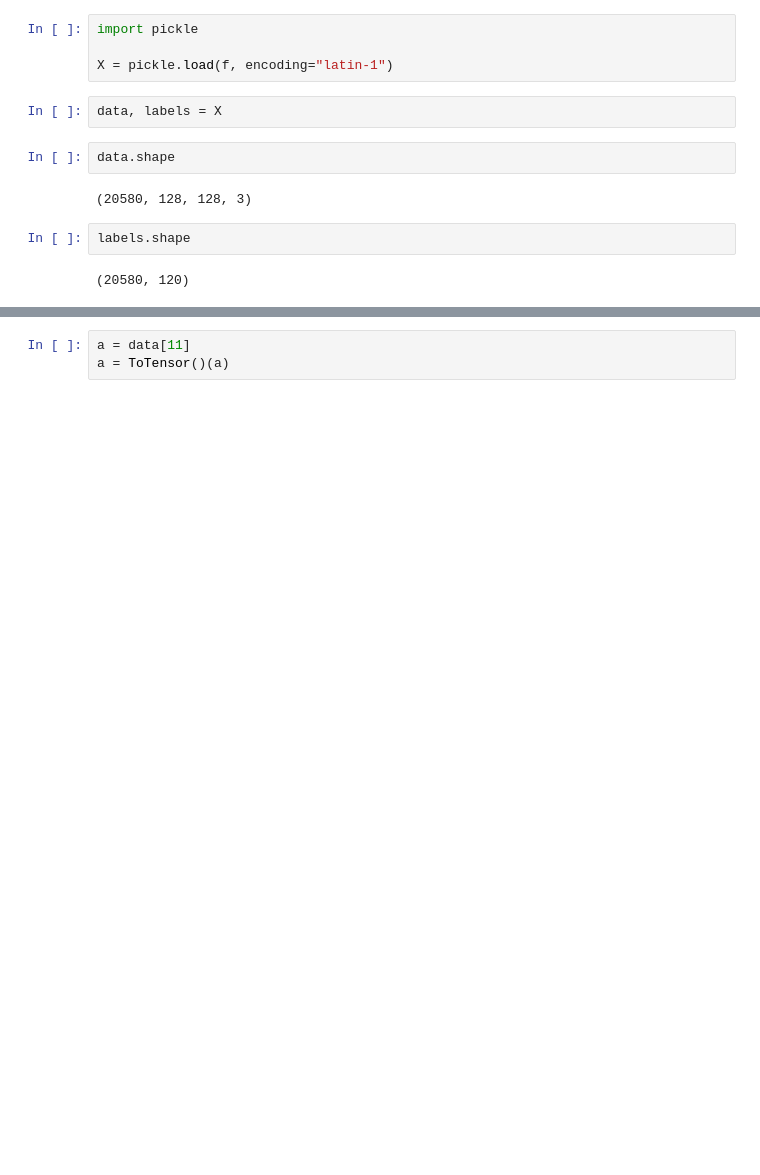
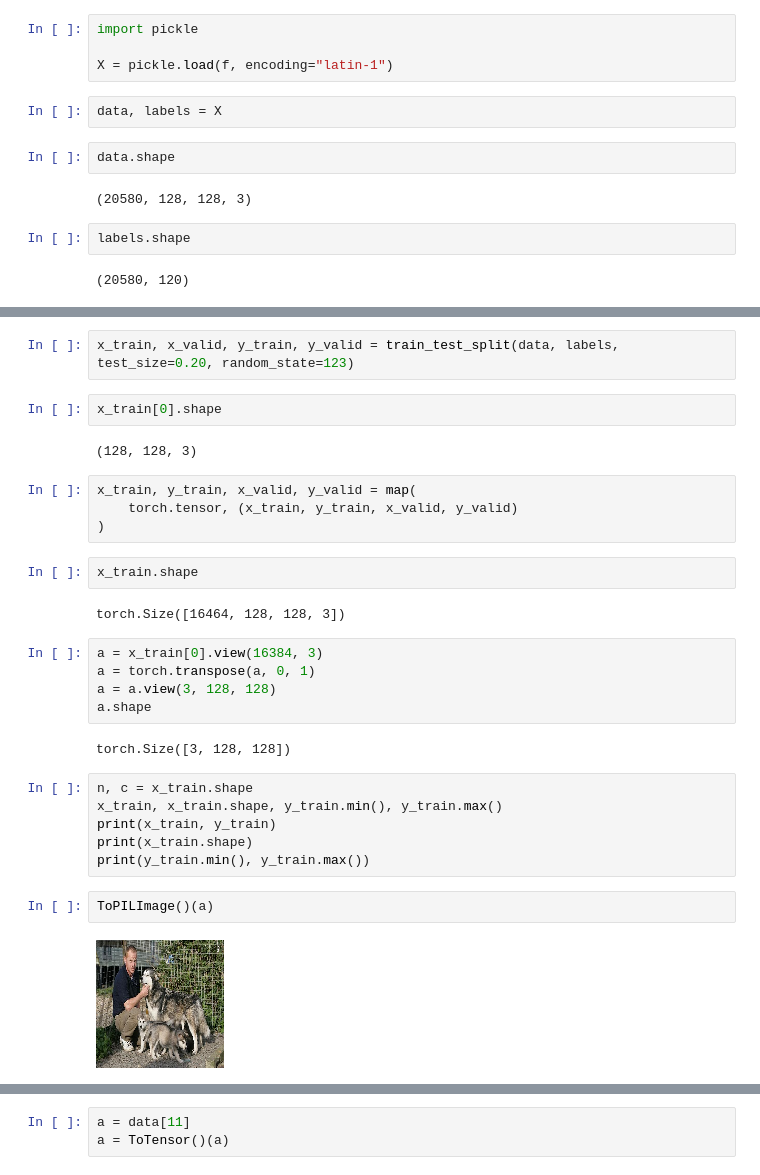
Before and after one commit to Wetpaint3/Pytorch, a Jupyter notebook: Dog_Breed_Pytorch.ipynb, the cells around one changed output, grey strips where cells are left out. Drawn from its saved outputs; the diff is of its cells as text; blank space fills up the shorter version.

```diff
--- a/Dog_Breed_Pytorch.ipynb
+++ b/Dog_Breed_Pytorch.ipynb
@@ -50,0 +85,31 @@ labels.shape
+# %%
+x_train, x_valid, y_train, y_valid = train_test_split(data, labels, test_size=0.20, random_state=123)
+# %%
+x_train[0].shape
+# %% [output]
+(128, 128, 3)
+# %%
+x_train, y_train, x_valid, y_valid = map(
+    torch.tensor, (x_train, y_train, x_valid, y_valid)
+)
+# %%
+x_train.shape
+# %% [output]
+torch.Size([16464, 128, 128, 3])
+# %%
+a = x_train[0].view(16384, 3)
+a = torch.transpose(a, 0, 1)
+a = a.view(3, 128, 128)
+a.shape
+# %% [output]
+torch.Size([3, 128, 128])
+# %%
+n, c = x_train.shape
+x_train, x_train.shape, y_train.min(), y_train.max()
+print(x_train, y_train)
+print(x_train.shape)
+print(y_train.min(), y_train.max())
+# %%
+ToPILImage()(a)
+# %% [output]
+[figure, added]
```
Also changed, not shown: parts of 16 cells of this notebook.
